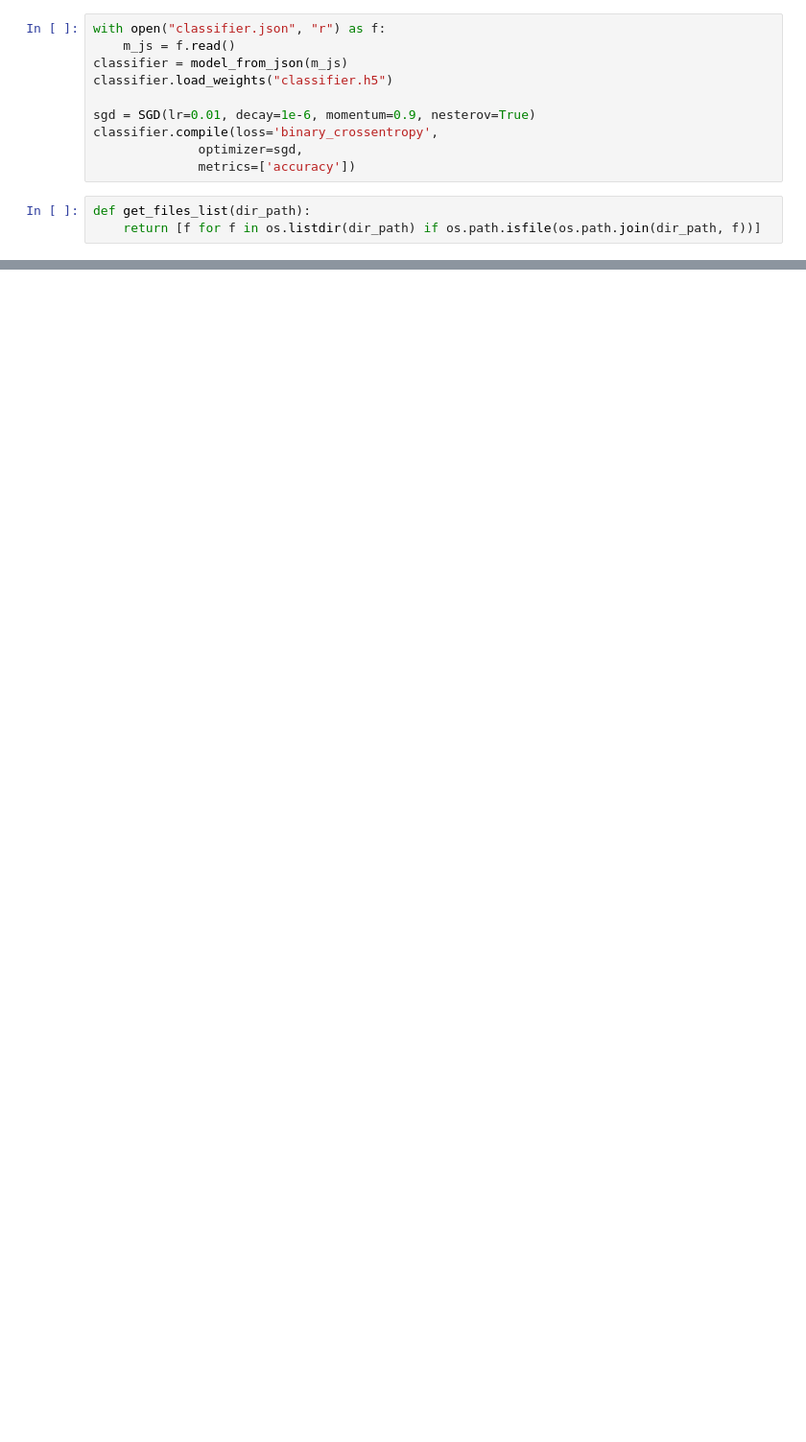
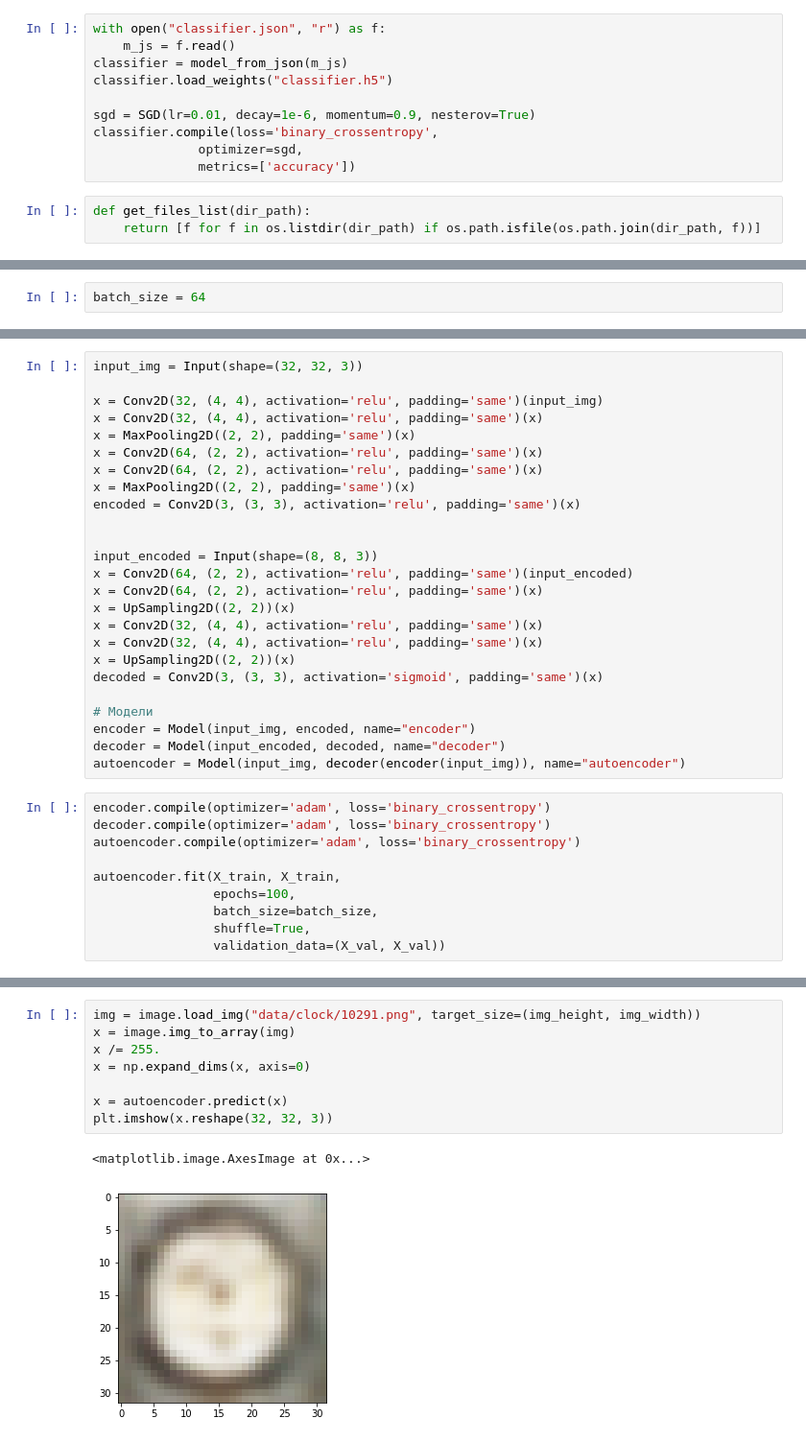
Before and after one commit to Xetd71/samsung-task, a Jupyter notebook: task1/usage.ipynb, the cells around one changed output, grey strips where cells are left out. Shown at 96% size. Saved outputs shown, nothing was run; the diff lists cells and outputs as text; blank space fills up the shorter version.

```diff
--- a/task1/usage.ipynb
+++ b/task1/usage.ipynb
@@ -370,0 +146,2 @@ plt.imshow(x.reshape(32, 32, 3))
+# %%
+batch_size = 64
@@ -370,0 +168,35 @@ plt.imshow(x.reshape(32, 32, 3))
+# %%
+input_img = Input(shape=(32, 32, 3))
+
+x = Conv2D(32, (4, 4), activation='relu', padding='same')(input_img)
+x = Conv2D(32, (4, 4), activation='relu', padding='same')(x)
+x = MaxPooling2D((2, 2), padding='same')(x)
+x = Conv2D(64, (2, 2), activation='relu', padding='same')(x)
+x = Conv2D(64, (2, 2), activation='relu', padding='same')(x)
+x = MaxPooling2D((2, 2), padding='same')(x)
+encoded = Conv2D(3, (3, 3), activation='relu', padding='same')(x)
+
+
+input_encoded = Input(shape=(8, 8, 3))
+x = Conv2D(64, (2, 2), activation='relu', padding='same')(input_encoded)
+x = Conv2D(64, (2, 2), activation='relu', padding='same')(x)
+x = UpSampling2D((2, 2))(x)
+x = Conv2D(32, (4, 4), activation='relu', padding='same')(x)
+x = Conv2D(32, (4, 4), activation='relu', padding='same')(x)
+x = UpSampling2D((2, 2))(x)
+decoded = Conv2D(3, (3, 3), activation='sigmoid', padding='same')(x)
+
+# Модели
+encoder = Model(input_img, encoded, name="encoder")
+decoder = Model(input_encoded, decoded, name="decoder")
+autoencoder = Model(input_img, decoder(encoder(input_img)), name="autoencoder")
+# %%
+encoder.compile(optimizer='adam', loss='binary_crossentropy')
+decoder.compile(optimizer='adam', loss='binary_crossentropy')
+autoencoder.compile(optimizer='adam', loss='binary_crossentropy')
+
+autoencoder.fit(X_train, X_train,
+                epochs=100,
+                batch_size=batch_size,
+                shuffle=True,
+                validation_data=(X_val, X_val))
@@ -370,0 +222,11 @@ plt.imshow(x.reshape(32, 32, 3))
+# %%
+img = image.load_img("data/clock/10291.png", target_size=(img_height, img_width))
+x = image.img_to_array(img)
+x /= 255.
+x = np.expand_dims(x, axis=0)
+
+x = autoencoder.predict(x)
+plt.imshow(x.reshape(32, 32, 3))
+# %% [output]
+<matplotlib.image.AxesImage at 0x...>
+[figure, added]
```
Also changed, not shown: parts of 53 cells of this notebook.
